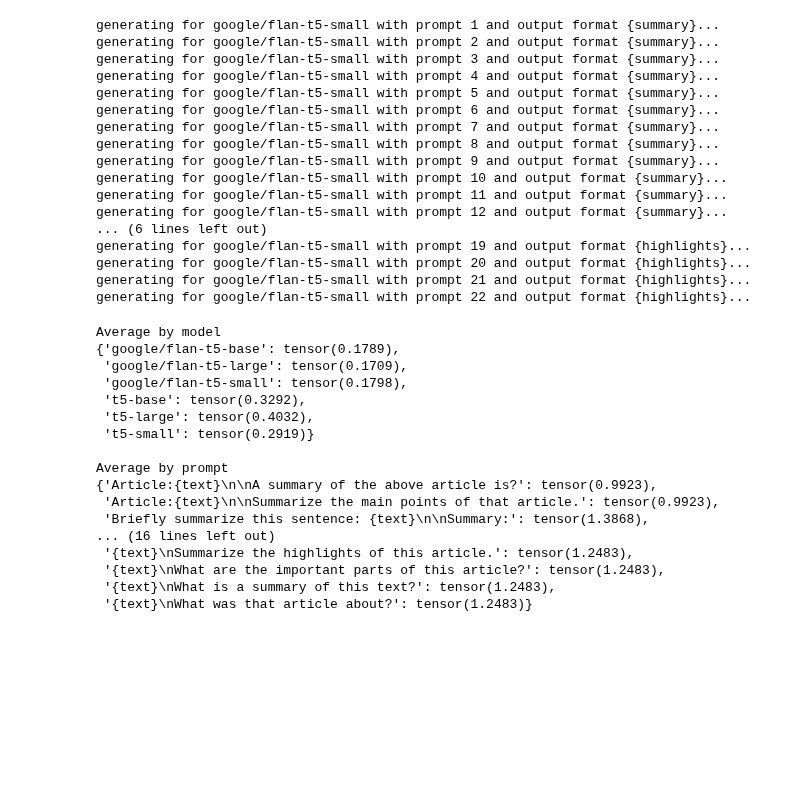
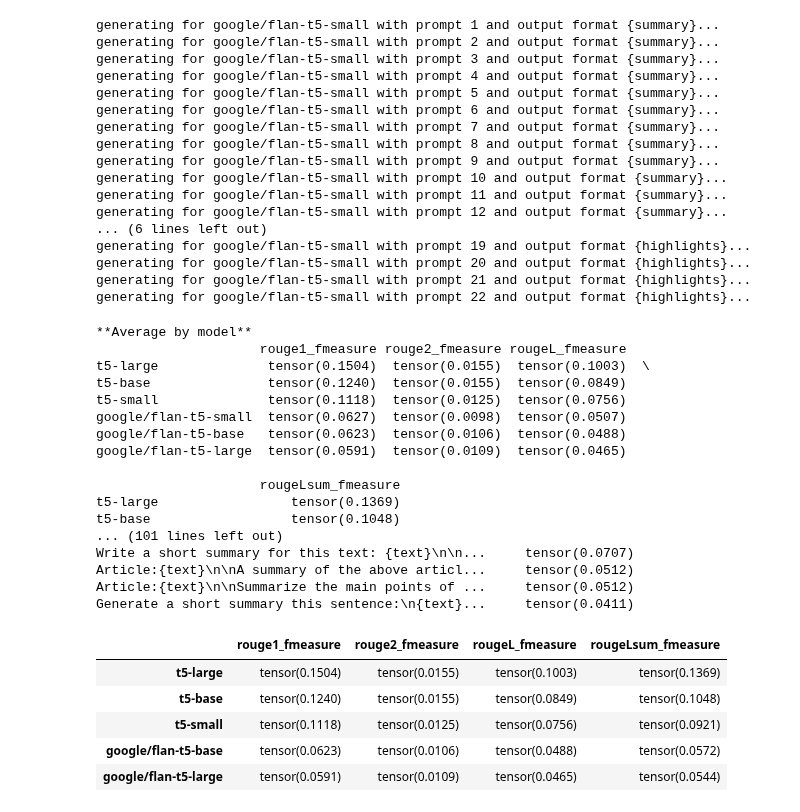
Before and after one commit to tanyjnaaman/investigating-summarization-models, a Jupyter notebook: t5-vs-flant5.ipynb, the cells around one changed output. Cells and saved outputs as stored; diff of their text form; code cells hidden in the pictures; blank space fills up the shorter version.

```diff
--- a/t5-vs-flant5.ipynb
+++ b/t5-vs-flant5.ipynb
@@ -294,21 +308,47 @@ generating for google/flan-t5-small with prompt 22 and output format {highlights
 # %%
+metrics_of_interest = [
+    "rouge1_fmeasure",
+    "rouge2_fmeasure",
+    "rougeL_fmeasure",
+    "rougeLsum_fmeasure",
+]
+
 # average by model, across prompts
 average_by_model = dict()
 for model_name in model_names:
     results = out[model_name]
-    average_by_model[model_name] = sum(v for  r in results.values() for k, v in r.items() if "_fmeasure" in k) / len(results.values())
+    average_by_model[model_name] = dict()
+    for metric in metrics_of_interest:
+        average_by_model[model_name][metric] = sum([r[metric] for r in results.values()]) / len(results)
 
 # average by prompt, across models
 average_by_prompt = dict()
+
 for prompt, filler in summarization_prompts:
     results = [out[model_name][prompt] for model_name in model_names]
-    average_by_prompt[prompt] = sum(v for r in results for k, v in r.items()) / len(results)
+    average_by_prompt[prompt] = dict()
+    for metric in metrics_of_interest:
+        average_by_prompt[prompt][metric] = sum([r[metric] for r in results]) / len(results)
 
 # results
-print("Average by model")
-pprint(average_by_model)
-print("\nAverage by prompt")
-pprint(average_by_prompt)
+print("**Average by model**")
+# pprint(average_by_model)
+# plot on pandas dataframe
+import pandas as pd
+df = pd.DataFrame(average_by_model, index=metrics_of_interest)
+df = df.T
+df = df[metrics_of_interest]
+df = df.sort_values(by="rouge1_fmeasure", ascending=False)
+pprint(df)
+
+
+print("\n**Average by prompt**")
+# pprint(average_by_prompt)
+df = pd.DataFrame(average_by_prompt, index=metrics_of_interest)
+df = df.T
+df = df[metrics_of_interest]
+df = df.sort_values(by="rouge1_fmeasure", ascending=False)
+pprint(df)
 
 # save to pickle
 with open("t5-vs-flant5-average-by-model-large-scale.pkl", "wb") as f:
@@ -316,20 +356,20 @@ with open("t5-vs-flant5-average-by-model-large-scale.pkl", "wb") as f:
 with open("t5-vs-flant5-average-by-prompt.pkl-scale", "wb") as f:
     pickle.dump(average_by_prompt, f)
 # %% [output]
-Average by model
-{'google/flan-t5-base': tensor(0.1789),
- 'google/flan-t5-large': tensor(0.1709),
- 'google/flan-t5-small': tensor(0.1798),
- 't5-base': tensor(0.3292),
- 't5-large': tensor(0.4032),
- 't5-small': tensor(0.2919)}
+**Average by model**
+                     rouge1_fmeasure rouge2_fmeasure rougeL_fmeasure
+t5-large              tensor(0.1504)  tensor(0.0155)  tensor(0.1003)  \
+t5-base               tensor(0.1240)  tensor(0.0155)  tensor(0.0849)
+t5-small              tensor(0.1118)  tensor(0.0125)  tensor(0.0756)
+google/flan-t5-small  tensor(0.0627)  tensor(0.0098)  tensor(0.0507)
+google/flan-t5-base   tensor(0.0623)  tensor(0.0106)  tensor(0.0488)
+google/flan-t5-large  tensor(0.0591)  tensor(0.0109)  tensor(0.0465)
 
-Average by prompt
-{'Article:{text}\n\nA summary of the above article is?': tensor(0.9923),
- 'Article:{text}\n\nSummarize the main points of that article.': tensor(0.9923),
- 'Briefly summarize this sentence: {text}\n\nSummary:': tensor(1.3868),
-... (16 lines left out)
- '{text}\nSummarize the highlights of this article.': tensor(1.2483),
- '{text}\nWhat are the important parts of this article?': tensor(1.2483),
- '{text}\nWhat is a summary of this text?': tensor(1.2483),
- '{text}\nWhat was that article about?': tensor(1.2483)}
+                     rougeLsum_fmeasure
+t5-large                 tensor(0.1369)
+t5-base                  tensor(0.1048)
+... (101 lines left out)
+Write a short summary for this text: {text}\n\n...     tensor(0.0707)
+Article:{text}\n\nA summary of the above articl...     tensor(0.0512)
+Article:{text}\n\nSummarize the main points of ...     tensor(0.0512)
+Generate a short summary this sentence:\n{text}...     tensor(0.0411)
@@ -339,0 +376,9 @@ with open("t5-vs-flant5.pkl", "wb") as f:
+# %%
+df.head().sort_values(by="rouge1_fmeasure", ascending=False)
+# %% [output]
+|  | rouge1_fmeasure | rouge2_fmeasure | rougeL_fmeasure | rougeLsum_fmeasure |
+| t5-large | tensor(0.1504) | tensor(0.0155) | tensor(0.1003) | tensor(0.1369) |
+| t5-base | tensor(0.1240) | tensor(0.0155) | tensor(0.0849) | tensor(0.1048) |
+| t5-small | tensor(0.1118) | tensor(0.0125) | tensor(0.0756) | tensor(0.0921) |
+| google/flan-t5-base | tensor(0.0623) | tensor(0.0106) | tensor(0.0488) | tensor(0.0572) |
+| google/flan-t5-large | tensor(0.0591) | tensor(0.0109) | tensor(0.0465) | tensor(0.0544) |
```
Also changed, not shown: parts of 2 cells of this notebook, 3 other files.
